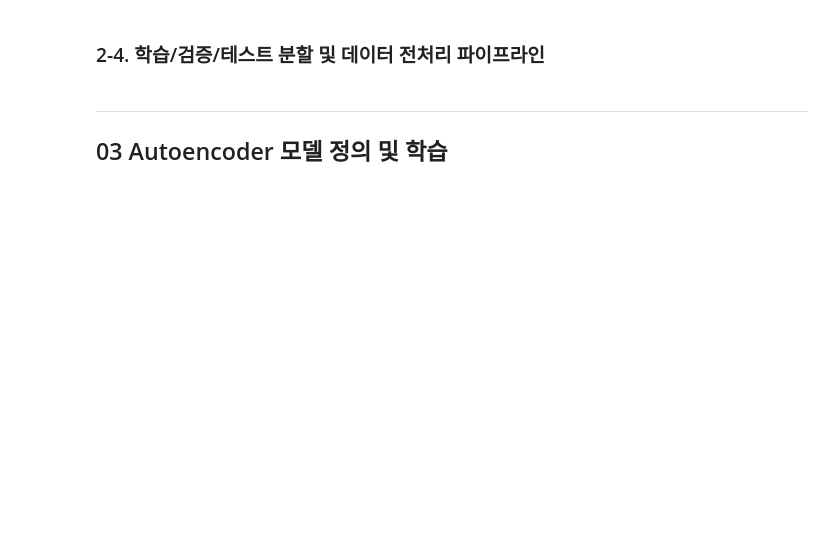
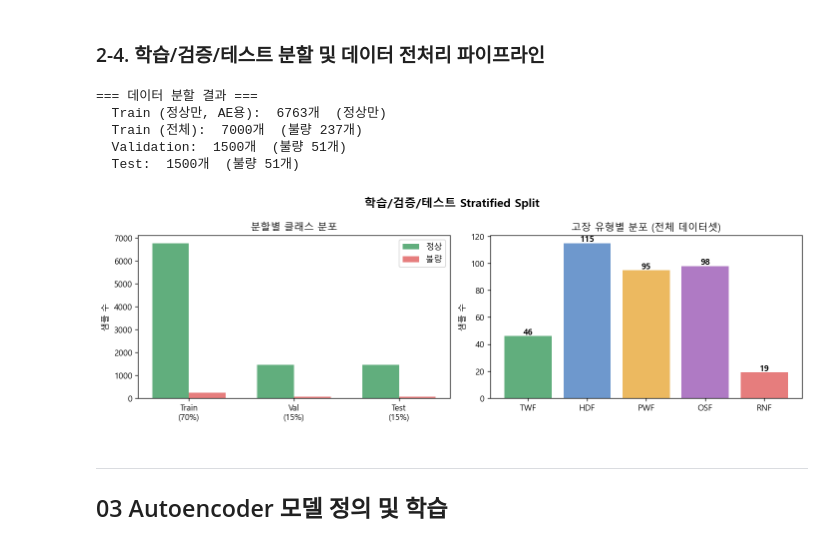
Before and after one commit to yoosehyeon/DL_PROJECT, a Jupyter notebook: performance analysis/ai4i_analysis.ipynb, the cells around one changed output. Cells and saved outputs as stored; diff of their text form; code cells hidden in the pictures; blank space fills up the shorter version.

```diff
--- a/performance analysis/ai4i_analysis.ipynb
+++ b/performance analysis/ai4i_analysis.ipynb
@@ -199,46 +225,51 @@ X_tr_ae = X_tr_s[normal_mask]
 
 print('=== 데이터 분할 결과 ===')
 splits = {'Train (정상만, AE용)': (X_tr_ae, None),
           'Train (전체)': (X_tr_s, y_tr),
           'Validation':  (X_va_s, y_va),
           'Test':        (X_te_s, y_te)}
 for name, (X, y) in splits.items():
     if y is not None:
         print(f'  {name}: {len(X):5d}개  (불량 {int(y.sum())}개)')
     else:
         print(f'  {name}: {len(X):5d}개  (정상만)')
 
 # ── 분할 시각화 ────────────────────────────────────────────
 fig, axes = plt.subplots(1, 2, figsize=(12, 4))
 
+# (1) 분할별 정상/불량 분포
 split_names = ['Train\n(70%)', 'Val\n(15%)', 'Test\n(15%)']
-total_counts  = [len(X_tr_s), len(X_va_s), len(X_te_s)]
-normal_counts = [int((y_tr==0).sum()), int((y_va==0).sum()), int((y_te==0).sum())]
-fail_counts   = [int(y_tr.sum()), int(y_va.sum()), int(y_te.sum())]
+normal_counts = [int((y_tr == 0).sum()), int((y_va == 0).sum()), int((y_te == 0).sum())]
+fail_counts   = [int(y_tr.sum()),         int(y_va.sum()),         int(y_te.sum())]
 
 x = np.arange(3)
 w = 0.35
 axes[0].bar(x - w/2, normal_counts, w, label='정상', color=GREEN, alpha=0.8)
 axes[0].bar(x + w/2, fail_counts,   w, label='불량', color=RED,   alpha=0.8)
 axes[0].set_xticks(x); axes[0].set_xticklabels(split_names)
-axes[0].set_title('분할별 클래스 분포'); axes[0].legend()
+axes[0].set_title('분할별 클래스 분포')
 axes[0].set_ylabel('샘플 수')
+axes[0].legend()
 
+# (2) 고장 유형별 분포 (전체 데이터 기준 — 참고용)
 fault_type_counts = df[FAULT_TYPES].sum()
-split_fault = {'Train': df.loc[df.index[:len(X_tr_s)], FAULT_TYPES].sum(),
-               'Val':   pd.Series({ft: int(y_va.sum()*fault_type_counts[ft]/n_fail) for ft in FAULT_TYPES}),
-               'Test':  pd.Series({ft: int(y_te.sum()*fault_type_counts[ft]/n_fail) for ft in FAULT_TYPES})}
-
-train_ft = df.loc[X_tr_s.__class__.__name__ and True and True, FAULT_TYPES].head(0).sum()  # placeholder
-axes[1].bar(FAULT_TYPES, fault_type_counts.values, color=[GREEN,BLUE,'#e8a838','#9b59b6',RED], alpha=0.8)
+axes[1].bar(FAULT_TYPES, fault_type_counts.values,
+            color=[GREEN, BLUE, '#e8a838', '#9b59b6', RED], alpha=0.8)
 for i, v in enumerate(fault_type_counts.values):
-    axes[1].text(i, v+1, str(v), ha='center', fontweight='bold', fontsize=10)
-axes[1].set_title('고장 유형별 분포')
-axes[1].set_ylabel('전체 샘플 수')
+    axes[1].text(i, v + 1, str(int(v)), ha='center', fontweight='bold', fontsize=10)
+axes[1].set_title('고장 유형별 분포 (전체 데이터셋)')
+axes[1].set_ylabel('샘플 수')
 
 plt.suptitle('학습/검증/테스트 Stratified Split', fontsize=14, fontweight='bold')
 plt.tight_layout()
 plt.show()
+# %% [output]
+=== 데이터 분할 결과 ===
+  Train (정상만, AE용):  6763개  (정상만)
+  Train (전체):  7000개  (불량 237개)
+  Validation:  1500개  (불량 51개)
+  Test:  1500개  (불량 51개)
+[figure, added]
 # %% [markdown]
 ---
 ## 03 Autoencoder 모델 정의 및 학습
```
Also changed, not shown: parts of 21 cells of this notebook, 17 other files.
